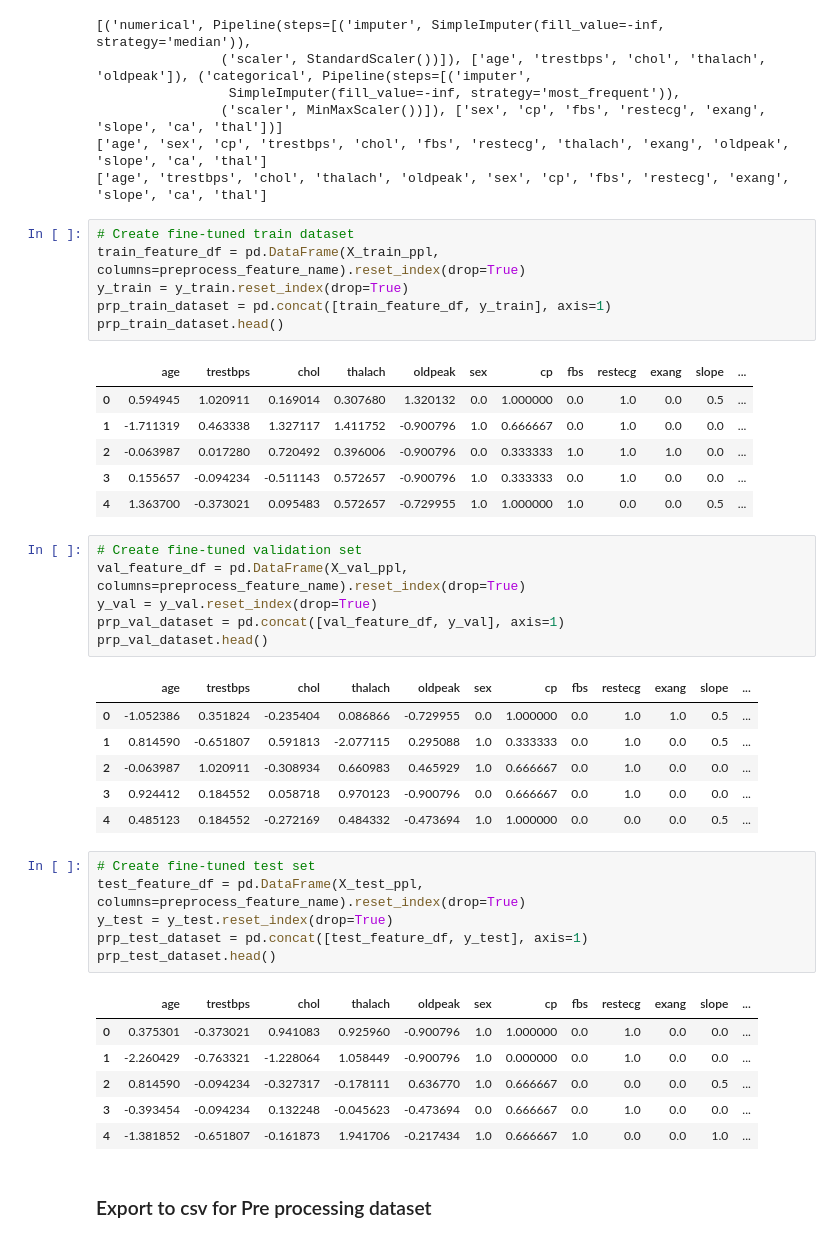
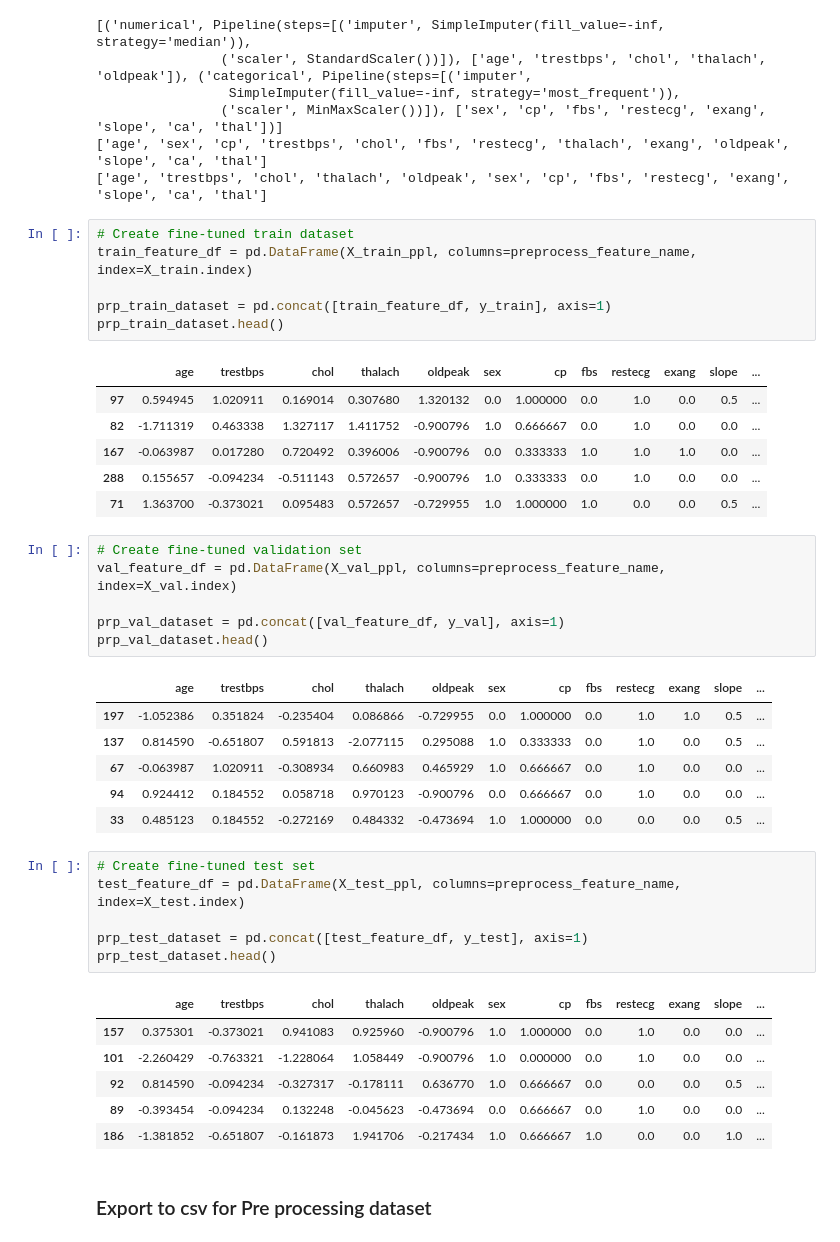
Before and after one commit to isenginer/AIVN_Project4.2_Heart_Disease, a Jupyter notebook: notebooks/01_preprocessing.ipynb, the cells around one changed output. Cells and saved outputs as stored; diff of their text form.

Commit message:
feat: update all new feature engineering for project data exploration

```diff
--- a/notebooks/01_preprocessing.ipynb
+++ b/notebooks/01_preprocessing.ipynb
@@ -233,43 +231,43 @@ print(preprocess_feature_name)
 ['age', 'trestbps', 'chol', 'thalach', 'oldpeak', 'sex', 'cp', 'fbs', 'restecg', 'exang', 'slope', 'ca', 'thal']
 # %%
 # Create fine-tuned train dataset
-train_feature_df = pd.DataFrame(X_train_ppl, columns=preprocess_feature_name).reset_index(drop=True)
-y_train = y_train.reset_index(drop=True)
+train_feature_df = pd.DataFrame(X_train_ppl, columns=preprocess_feature_name, index=X_train.index)
+
 prp_train_dataset = pd.concat([train_feature_df, y_train], axis=1)
 prp_train_dataset.head()
 # %% [output]
 |  | age | trestbps | chol | thalach | oldpeak | sex | cp | fbs | restecg | exang | slope | ... |
-| 0 | 0.594945 | 1.020911 | 0.169014 | 0.307680 | 1.320132 | 0.0 | 1.000000 | 0.0 | 1.0 | 0.0 | 0.5 | ... |
-| 1 | -1.711319 | 0.463338 | 1.327117 | 1.411752 | -0.900796 | 1.0 | 0.666667 | 0.0 | 1.0 | 0.0 | 0.0 | ... |
-| 2 | -0.063987 | 0.017280 | 0.720492 | 0.396006 | -0.900796 | 0.0 | 0.333333 | 1.0 | 1.0 | 1.0 | 0.0 | ... |
-| 3 | 0.155657 | -0.094234 | -0.511143 | 0.572657 | -0.900796 | 1.0 | 0.333333 | 0.0 | 1.0 | 0.0 | 0.0 | ... |
-| 4 | 1.363700 | -0.373021 | 0.095483 | 0.572657 | -0.729955 | 1.0 | 1.000000 | 1.0 | 0.0 | 0.0 | 0.5 | ... |
+| 97 | 0.594945 | 1.020911 | 0.169014 | 0.307680 | 1.320132 | 0.0 | 1.000000 | 0.0 | 1.0 | 0.0 | 0.5 | ... |
+| 82 | -1.711319 | 0.463338 | 1.327117 | 1.411752 | -0.900796 | 1.0 | 0.666667 | 0.0 | 1.0 | 0.0 | 0.0 | ... |
+| 167 | -0.063987 | 0.017280 | 0.720492 | 0.396006 | -0.900796 | 0.0 | 0.333333 | 1.0 | 1.0 | 1.0 | 0.0 | ... |
+| 288 | 0.155657 | -0.094234 | -0.511143 | 0.572657 | -0.900796 | 1.0 | 0.333333 | 0.0 | 1.0 | 0.0 | 0.0 | ... |
+| 71 | 1.363700 | -0.373021 | 0.095483 | 0.572657 | -0.729955 | 1.0 | 1.000000 | 1.0 | 0.0 | 0.0 | 0.5 | ... |
 # %%
 # Create fine-tuned validation set
-val_feature_df = pd.DataFrame(X_val_ppl, columns=preprocess_feature_name).reset_index(drop=True)
-y_val = y_val.reset_index(drop=True)
+val_feature_df = pd.DataFrame(X_val_ppl, columns=preprocess_feature_name, index=X_val.index)
+
 prp_val_dataset = pd.concat([val_feature_df, y_val], axis=1)
 prp_val_dataset.head()
 # %% [output]
 |  | age | trestbps | chol | thalach | oldpeak | sex | cp | fbs | restecg | exang | slope | ... |
-| 0 | -1.052386 | 0.351824 | -0.235404 | 0.086866 | -0.729955 | 0.0 | 1.000000 | 0.0 | 1.0 | 1.0 | 0.5 | ... |
-| 1 | 0.814590 | -0.651807 | 0.591813 | -2.077115 | 0.295088 | 1.0 | 0.333333 | 0.0 | 1.0 | 0.0 | 0.5 | ... |
-| 2 | -0.063987 | 1.020911 | -0.308934 | 0.660983 | 0.465929 | 1.0 | 0.666667 | 0.0 | 1.0 | 0.0 | 0.0 | ... |
-| 3 | 0.924412 | 0.184552 | 0.058718 | 0.970123 | -0.900796 | 0.0 | 0.666667 | 0.0 | 1.0 | 0.0 | 0.0 | ... |
-| 4 | 0.485123 | 0.184552 | -0.272169 | 0.484332 | -0.473694 | 1.0 | 1.000000 | 0.0 | 0.0 | 0.0 | 0.5 | ... |
+| 197 | -1.052386 | 0.351824 | -0.235404 | 0.086866 | -0.729955 | 0.0 | 1.000000 | 0.0 | 1.0 | 1.0 | 0.5 | ... |
+| 137 | 0.814590 | -0.651807 | 0.591813 | -2.077115 | 0.295088 | 1.0 | 0.333333 | 0.0 | 1.0 | 0.0 | 0.5 | ... |
+| 67 | -0.063987 | 1.020911 | -0.308934 | 0.660983 | 0.465929 | 1.0 | 0.666667 | 0.0 | 1.0 | 0.0 | 0.0 | ... |
+| 94 | 0.924412 | 0.184552 | 0.058718 | 0.970123 | -0.900796 | 0.0 | 0.666667 | 0.0 | 1.0 | 0.0 | 0.0 | ... |
+| 33 | 0.485123 | 0.184552 | -0.272169 | 0.484332 | -0.473694 | 1.0 | 1.000000 | 0.0 | 0.0 | 0.0 | 0.5 | ... |
 # %%
 # Create fine-tuned test set
-test_feature_df = pd.DataFrame(X_test_ppl, columns=preprocess_feature_name).reset_index(drop=True)
-y_test = y_test.reset_index(drop=True)
+test_feature_df = pd.DataFrame(X_test_ppl, columns=preprocess_feature_name, index=X_test.index)
+
 prp_test_dataset = pd.concat([test_feature_df, y_test], axis=1)
 prp_test_dataset.head()
 # %% [output]
 |  | age | trestbps | chol | thalach | oldpeak | sex | cp | fbs | restecg | exang | slope | ... |
-| 0 | 0.375301 | -0.373021 | 0.941083 | 0.925960 | -0.900796 | 1.0 | 1.000000 | 0.0 | 1.0 | 0.0 | 0.0 | ... |
-| 1 | -2.260429 | -0.763321 | -1.228064 | 1.058449 | -0.900796 | 1.0 | 0.000000 | 0.0 | 1.0 | 0.0 | 0.0 | ... |
-| 2 | 0.814590 | -0.094234 | -0.327317 | -0.178111 | 0.636770 | 1.0 | 0.666667 | 0.0 | 0.0 | 0.0 | 0.5 | ... |
-| 3 | -0.393454 | -0.094234 | 0.132248 | -0.045623 | -0.473694 | 0.0 | 0.666667 | 0.0 | 1.0 | 0.0 | 0.0 | ... |
-| 4 | -1.381852 | -0.651807 | -0.161873 | 1.941706 | -0.217434 | 1.0 | 0.666667 | 1.0 | 0.0 | 0.0 | 1.0 | ... |
+| 157 | 0.375301 | -0.373021 | 0.941083 | 0.925960 | -0.900796 | 1.0 | 1.000000 | 0.0 | 1.0 | 0.0 | 0.0 | ... |
+| 101 | -2.260429 | -0.763321 | -1.228064 | 1.058449 | -0.900796 | 1.0 | 0.000000 | 0.0 | 1.0 | 0.0 | 0.0 | ... |
+| 92 | 0.814590 | -0.094234 | -0.327317 | -0.178111 | 0.636770 | 1.0 | 0.666667 | 0.0 | 0.0 | 0.0 | 0.5 | ... |
+| 89 | -0.393454 | -0.094234 | 0.132248 | -0.045623 | -0.473694 | 0.0 | 0.666667 | 0.0 | 1.0 | 0.0 | 0.0 | ... |
+| 186 | -1.381852 | -0.651807 | -0.161873 | 1.941706 | -0.217434 | 1.0 | 0.666667 | 1.0 | 0.0 | 0.0 | 1.0 | ... |
 # %% [markdown]
 ### Export to csv for Pre processing dataset
 # %%
```
Also changed, not shown: parts of 1 cell of this notebook, 7 other files.
